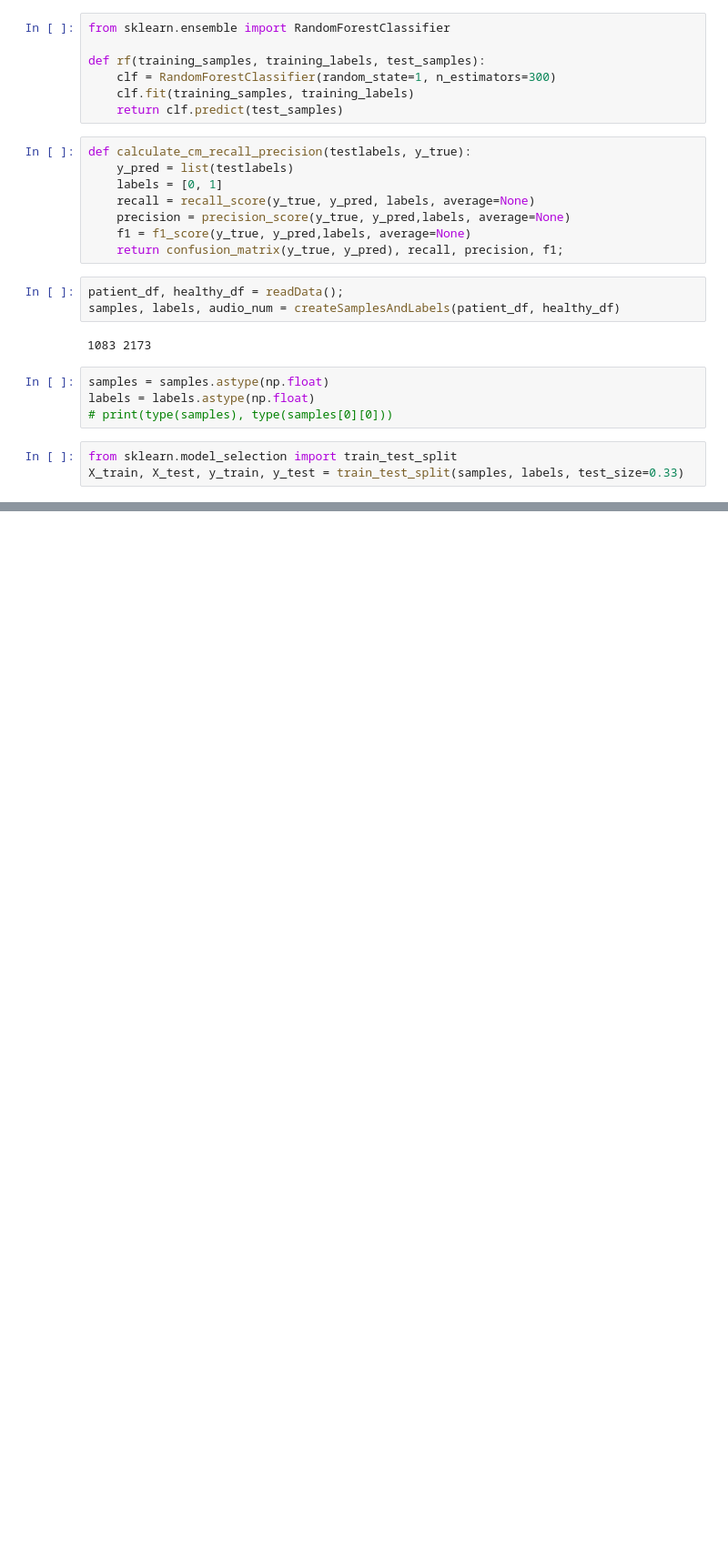
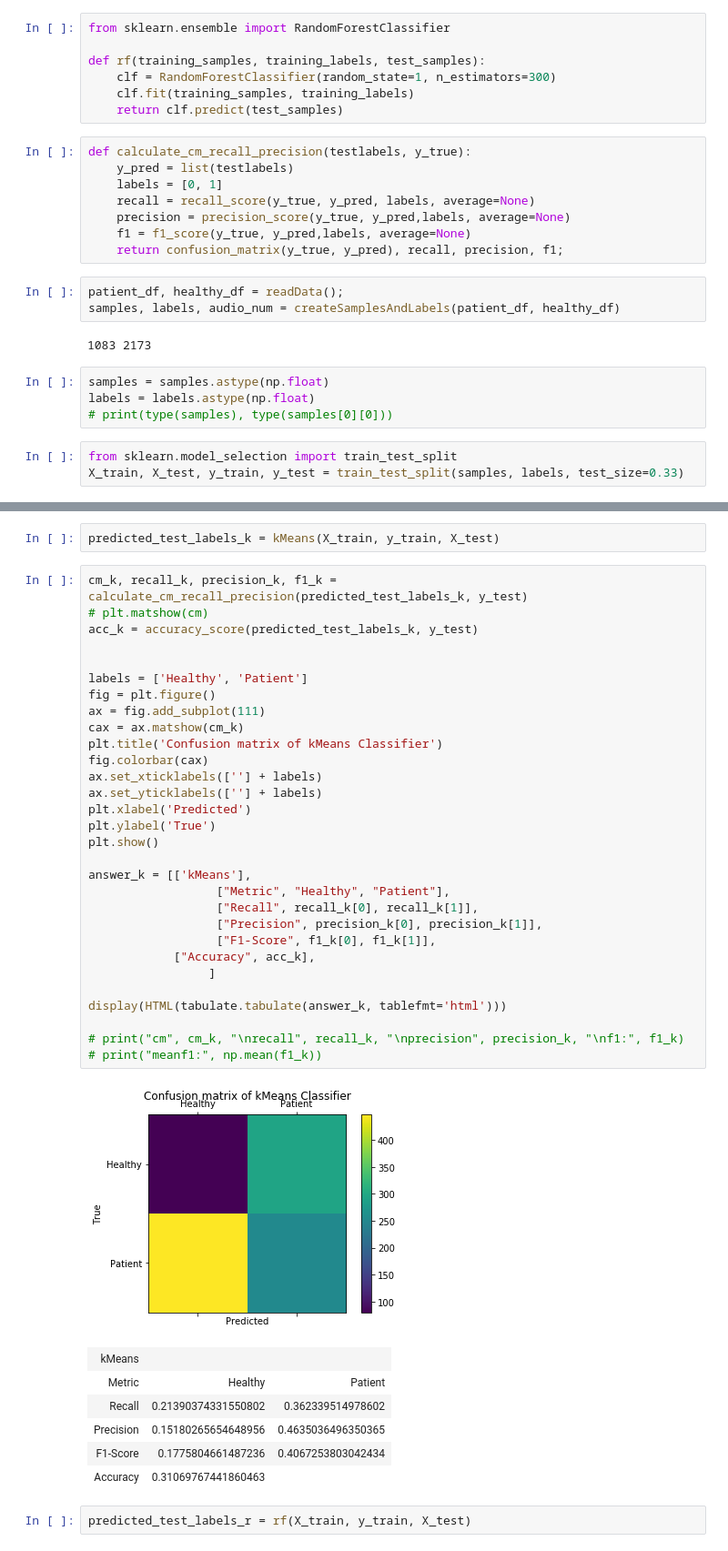
Before and after one commit to hellomasaya/Feature-Extraction-OpenSMILE-pathological-dataset-II, a Jupyter notebook: Feature-Exatraction-OpenSMILE-pathological-dataset-II/mfcc/Cross Validation/train_test_mfcc.ipynb, the cells around one changed output, grey strips where cells are left out. Shown at 91% size. Drawn from its saved outputs; the diff is of its cells as text; blank space fills up the shorter version.

```diff
--- a/Feature-Exatraction-OpenSMILE-pathological-dataset-II/mfcc/Cross Validation/train_test_mfcc.ipynb
+++ b/Feature-Exatraction-OpenSMILE-pathological-dataset-II/mfcc/Cross Validation/train_test_mfcc.ipynb
@@ -103,0 +130,42 @@ meanf1: 0.7319526669373856
+# %%
+predicted_test_labels_k = kMeans(X_train, y_train, X_test)
+# %%
+cm_k, recall_k, precision_k, f1_k = calculate_cm_recall_precision(predicted_test_labels_k, y_test)
+# plt.matshow(cm)
+acc_k = accuracy_score(predicted_test_labels_k, y_test)
+
+
+labels = ['Healthy', 'Patient']
+fig = plt.figure()
+ax = fig.add_subplot(111)
+cax = ax.matshow(cm_k)
+plt.title('Confusion matrix of kMeans Classifier')
+fig.colorbar(cax)
+ax.set_xticklabels([''] + labels)
+ax.set_yticklabels([''] + labels)
+plt.xlabel('Predicted')
+plt.ylabel('True')
+plt.show()
+
+answer_k = [['kMeans'],
+                  ["Metric", "Healthy", "Patient"],
+                  ["Recall", recall_k[0], recall_k[1]],
+                  ["Precision", precision_k[0], precision_k[1]],
+                  ["F1-Score", f1_k[0], f1_k[1]],
+            ["Accuracy", acc_k],
+                 ]
+
+display(HTML(tabulate.tabulate(answer_k, tablefmt='html')))
+
+# print("cm", cm_k, "\nrecall", recall_k, "\nprecision", precision_k, "\nf1:", f1_k)
+# print("meanf1:", np.mean(f1_k))
+# %% [output]
+[figure, added]
+| kMeans |  |  |
+| Metric | Healthy | Patient |
+| Recall | 0.21390374331550802 | 0.362339514978602 |
+| Precision | 0.15180265654648956 | 0.4635036496350365 |
+| F1-Score | 0.1775804661487236 | 0.4067253803042434 |
+| Accuracy | 0.31069767441860463 |  |
+# %%
+predicted_test_labels_r = rf(X_train, y_train, X_test)
```
Also changed, not shown: parts of 6 cells of this notebook.
